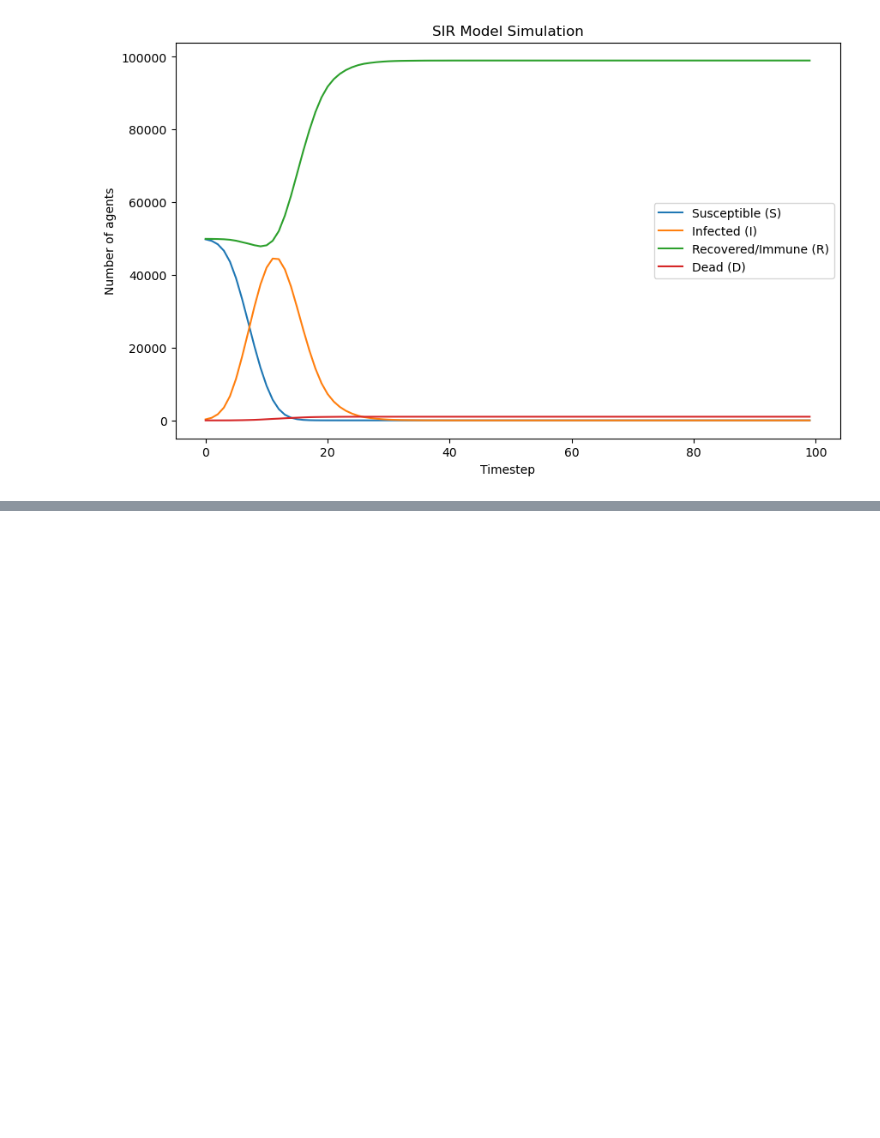
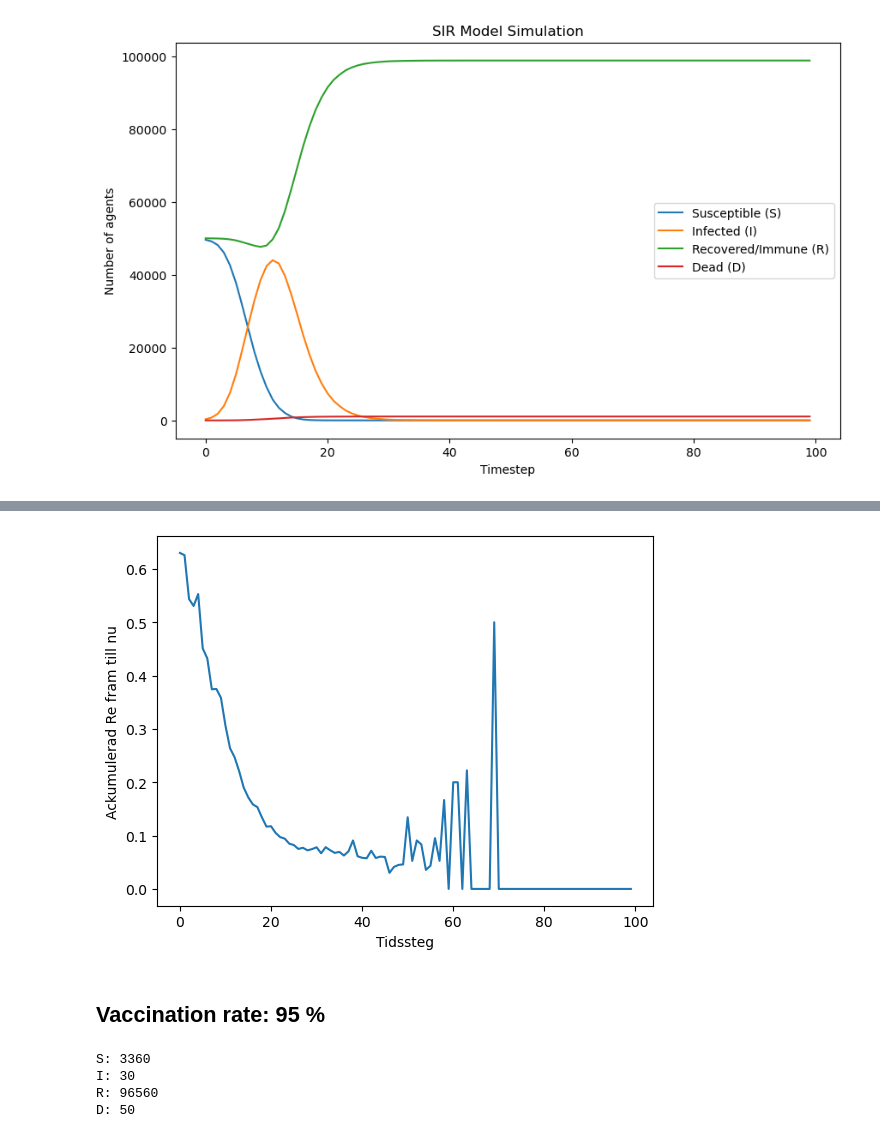
Before and after one commit to tovebrunell/ABM, a Jupyter notebook: Plotta_data.ipynb, the cells around one changed output, grey strips where cells are left out. Cells and saved outputs as stored; diff of their text form; code cells hidden in the pictures; blank space fills up the shorter version.

```diff
--- a/Plotta_data.ipynb
+++ b/Plotta_data.ipynb
@@ -88,0 +153,37 @@ plt.show()
+# %%
+plt.plot(model_2.Re_history)
+plt.xlabel("Tidssteg")
+plt.ylabel("Ackumulerad Re fram till nu")
+plt.show()
+# %% [output]
+[figure, added]
+# %% [markdown]
+## Vaccination rate: 95 %
+# %%
+vaccination_rate_3 = 0.95
+
+model_3 = Modell.SIRModel(N, width, height, initial_infected, vaccination_rate_3, mortality_rate)
+
+S_history_3 = []
+I_history_3 = []
+R_history_3 = []
+D_history_3 = []
+
+for t in range(timesteps):
+    model_3.step()
+    S_history_3.append(model_3.count_status("S"))
+    I_history_3.append(model_3.count_status("I"))
+    R_history_3.append(model_3.count_status("R"))
+    D_history_3.append(model_3.count_status("D"))
+
+
+# Skriv ut resultat efter 1000 steg
+print("S:", model_3.count_status("S"))
+print("I:", model_3.count_status("I"))
+print("R:", model_3.count_status("R"))
+print("D:", model_3.count_status("D"))
+# %% [output]
+S: 3360
+I: 30
+R: 96560
+D: 50
```
Also changed, not shown: parts of 12 cells of this notebook.
